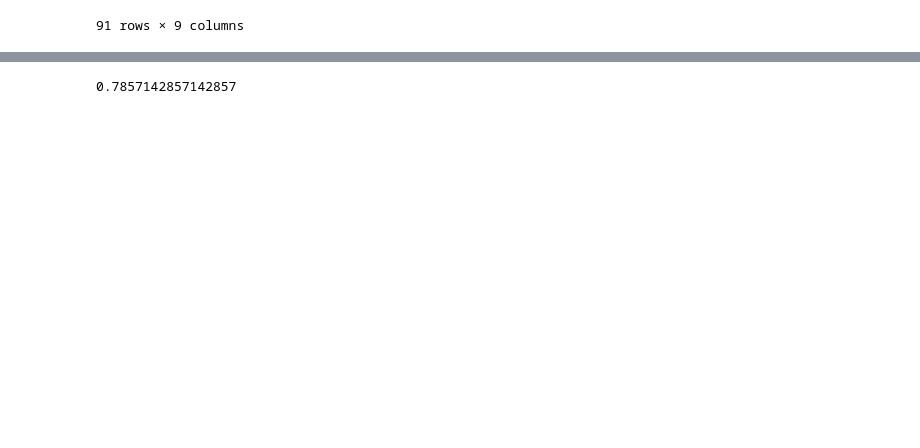
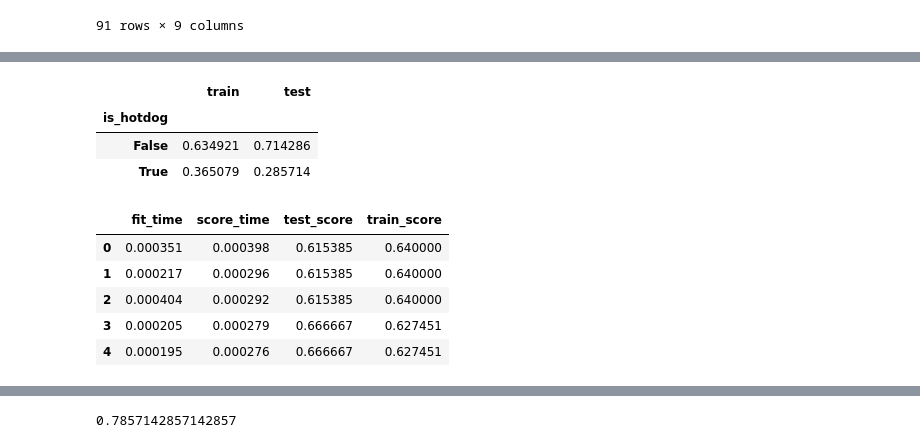
Before and after one commit to jentsang/hotdog-predictor, a Jupyter notebook: notebooks/dog_or_not.ipynb, the cells around one changed output, grey strips where cells are left out. Saved outputs shown, nothing was run; the diff lists cells and outputs as text; code cells hidden in the pictures; blank space fills up the shorter version.

```diff
--- a/notebooks/dog_or_not.ipynb
+++ b/notebooks/dog_or_not.ipynb
@@ -130,3 +130,29 @@ y_test = test_data["is_hotdog"]
 bag_of_words = build_pipeline(DummyClassifier())
 bag_of_words.fit(X_train, y_train)
 vocab = bag_of_words.named_steps["countvectorizer"].get_feature_names_out()
+# %%
+# look at the proportion of each class for train and test data
+
+data_proportion = pd.DataFrame({
+    "train": y_train.value_counts(normalize=True),
+    "test": y_test.value_counts(normalize=True)})
+
+data_proportion
+# %% [output]
+|  | train | test |
+| is_hotdog |  |  |
+| False | 0.634921 | 0.714286 |
+| True | 0.365079 | 0.285714 |
+# %%
+# dummy classifier as baseline
+
+dummy = DummyClassifier()
+dummy_scores = cross_validate(dummy, X_train, y_train, return_train_score=True)
+pd.DataFrame(dummy_scores)
+# %% [output]
+|  | fit_time | score_time | test_score | train_score |
+| 0 | 0.000351 | 0.000398 | 0.615385 | 0.640000 |
+| 1 | 0.000217 | 0.000296 | 0.615385 | 0.640000 |
+| 2 | 0.000404 | 0.000292 | 0.615385 | 0.640000 |
+| 3 | 0.000205 | 0.000279 | 0.666667 | 0.627451 |
+| 4 | 0.000195 | 0.000276 | 0.666667 | 0.627451 |
```
Also changed, not shown: parts of 9 cells of this notebook.
